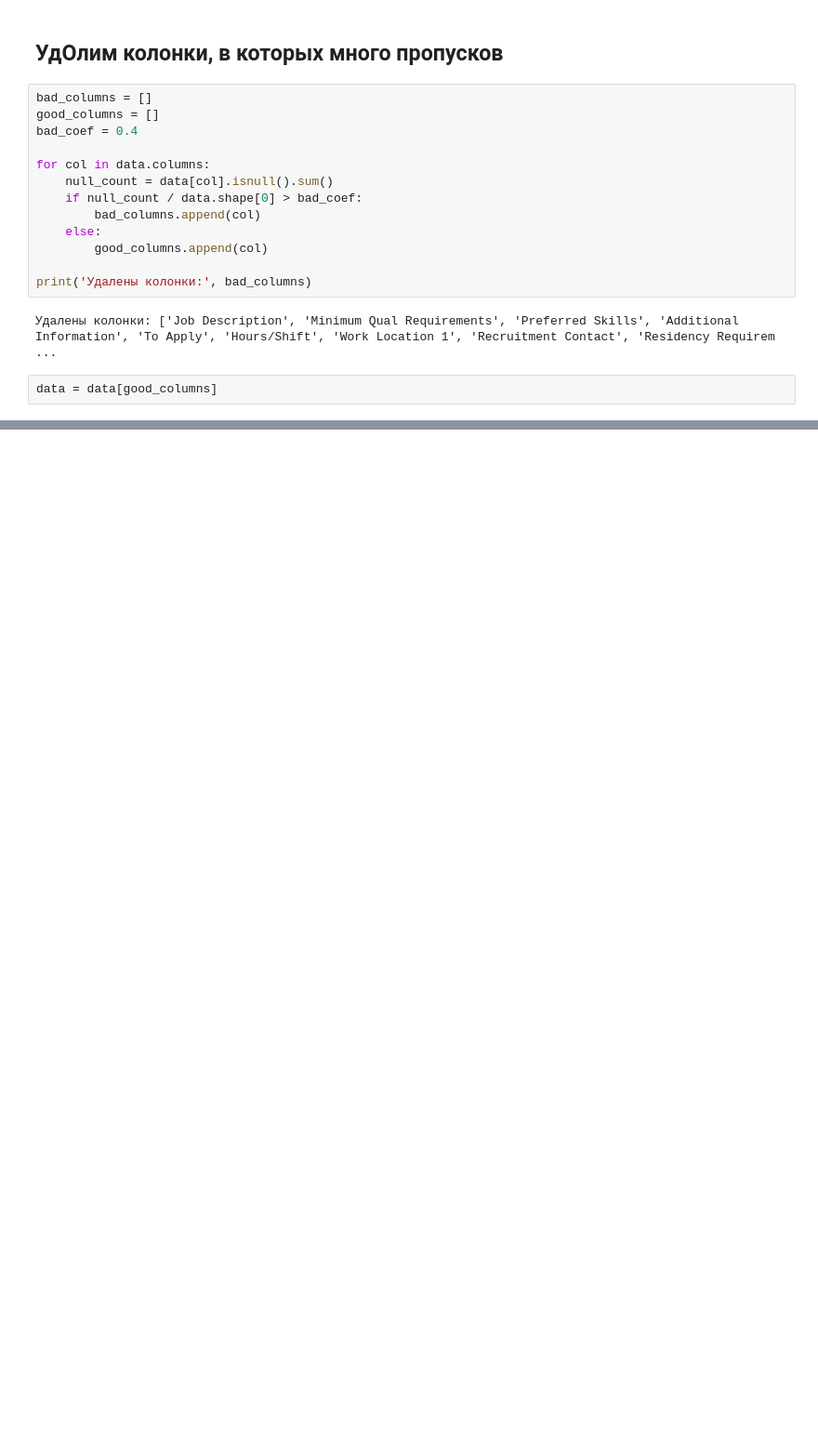
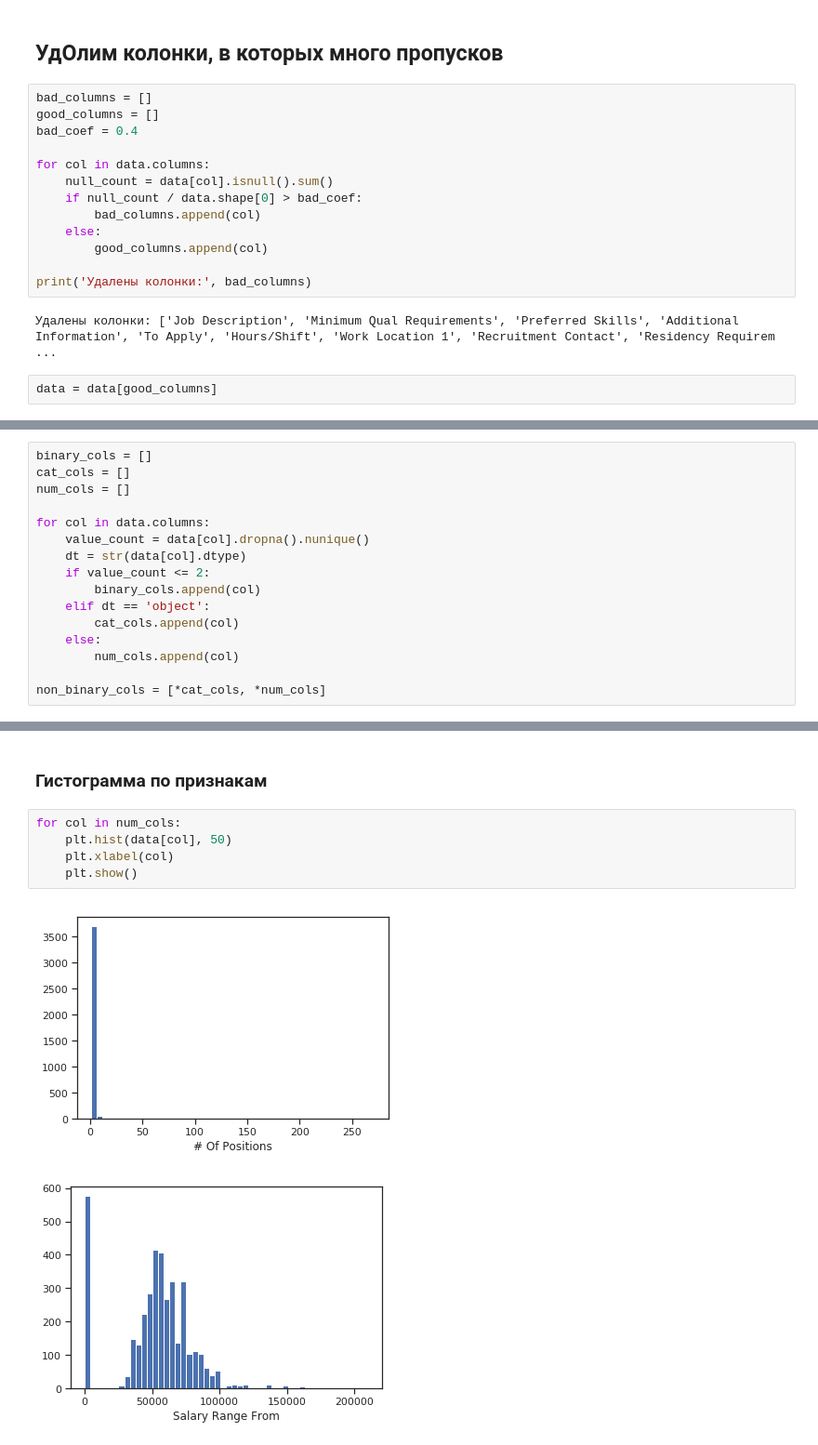
Before and after one commit to VitalyCherkov/ml_6sem, a Jupyter notebook: lab3.ipynb, the cells around one changed output, grey strips where cells are left out. Shown: that part at 93% size. Drawn from its saved outputs; the diff is of its cells as text; blank space fills up the shorter version.

```diff
--- a/lab3.ipynb
+++ b/lab3.ipynb
@@ -95,0 +120,16 @@ data.head()
+# %%
+binary_cols = []
+cat_cols = []
+num_cols = []
+
+for col in data.columns:
+    value_count = data[col].dropna().nunique()
+    dt = str(data[col].dtype)
+    if value_count <= 2:
+        binary_cols.append(col)
+    elif dt == 'object':
+        cat_cols.append(col)
+    else:
+        num_cols.append(col)
+
+non_binary_cols = [*cat_cols, *num_cols]
@@ -95,0 +183,10 @@ data.head()
+# %% [markdown]
+### Гистограмма по признакам
+# %%
+for col in num_cols:
+    plt.hist(data[col], 50)
+    plt.xlabel(col)
+    plt.show()
+# %% [output]
+[figure, added]
+[figure, added]
```
Also changed, not shown: parts of 25 cells of this notebook.
